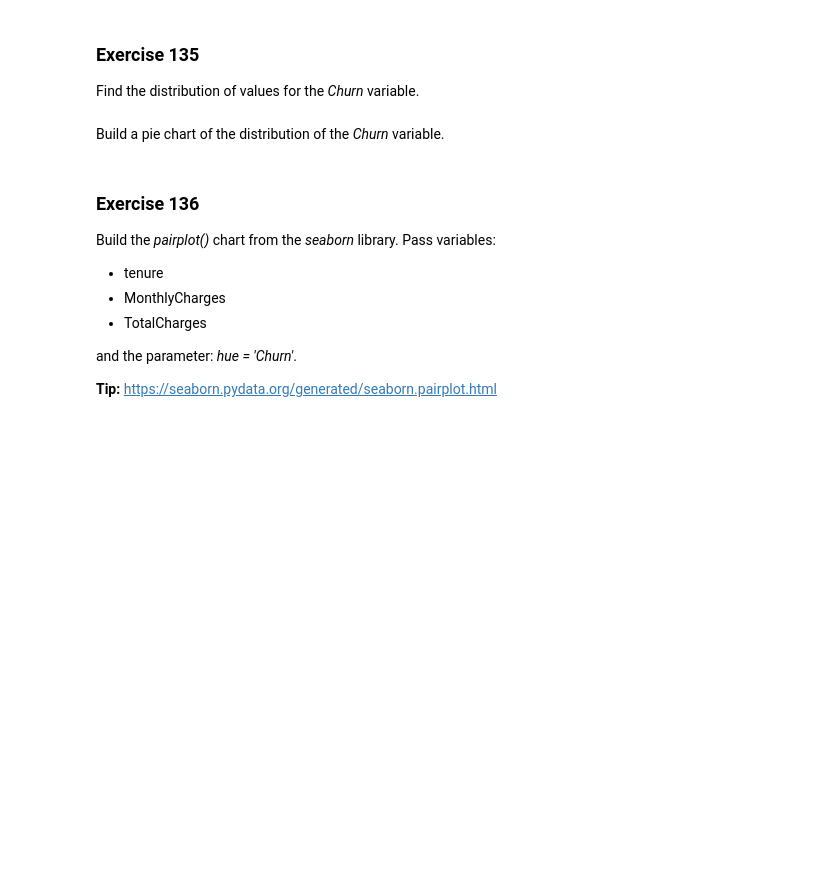
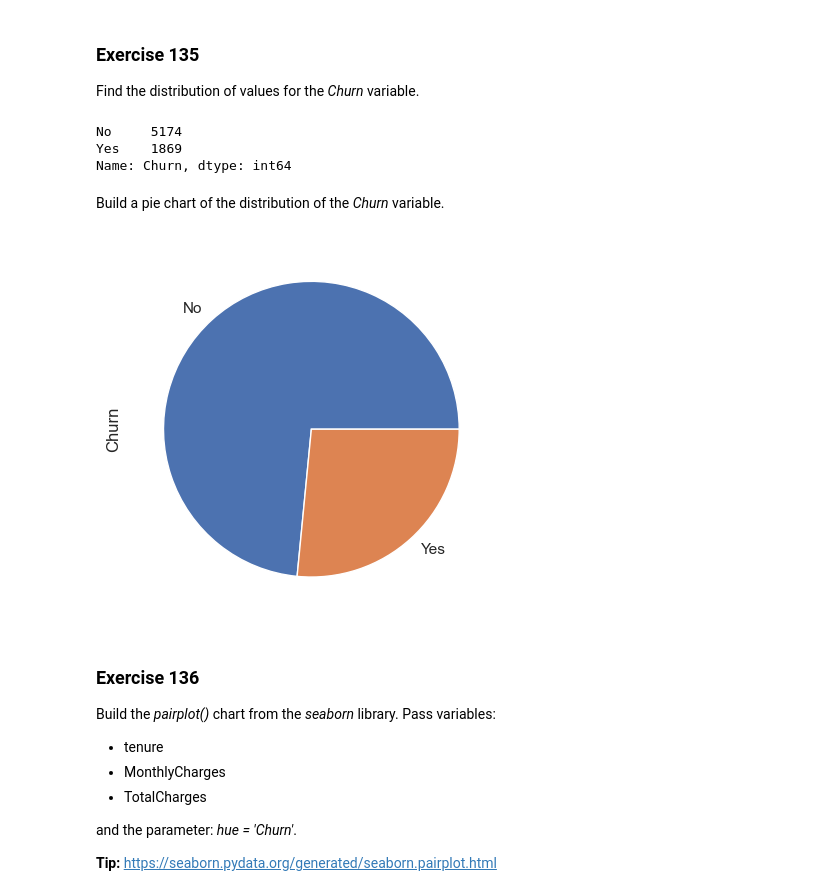
Before and after one commit to ZoanHy/250_Exercises_DS_Bootcamp, a Jupyter notebook: 131_140_exercises.ipynb, the cells around one changed output. Cells and saved outputs as stored; diff of their text form; code cells hidden in the pictures; blank space fills up the shorter version.

```diff
--- a/131_140_exercises.ipynb
+++ b/131_140_exercises.ipynb
@@ -274,10 +300,20 @@ Note that these are slightly different statistics than for numeric variables.
 Find the distribution of values for the _Churn_ variable.
 # %%
 # enter solution here
+
+df['Churn'].value_counts()
+# %% [output]
+No     5174
+Yes    1869
+Name: Churn, dtype: int64
 # %% [markdown]
 Build a pie chart of the distribution of the _Churn_ variable.
 # %%
 # enter solution here
+
+df['Churn'].value_counts().plot(kind='pie');
+# %% [output]
+[figure, added]
 # %% [markdown]
 ### <a name='6'></a> Exercise 136
 Build the _pairplot()_ chart from the _seaborn_ library. Pass variables:
```
Also changed, not shown: parts of 13 cells of this notebook, 1 other file.
